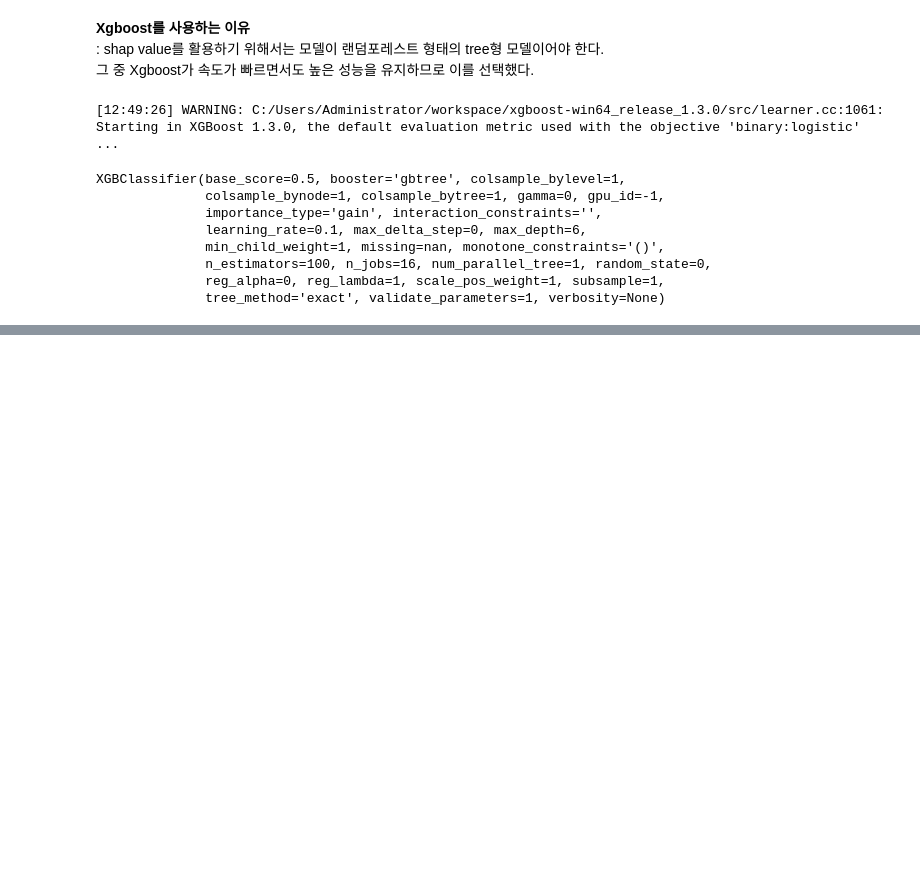
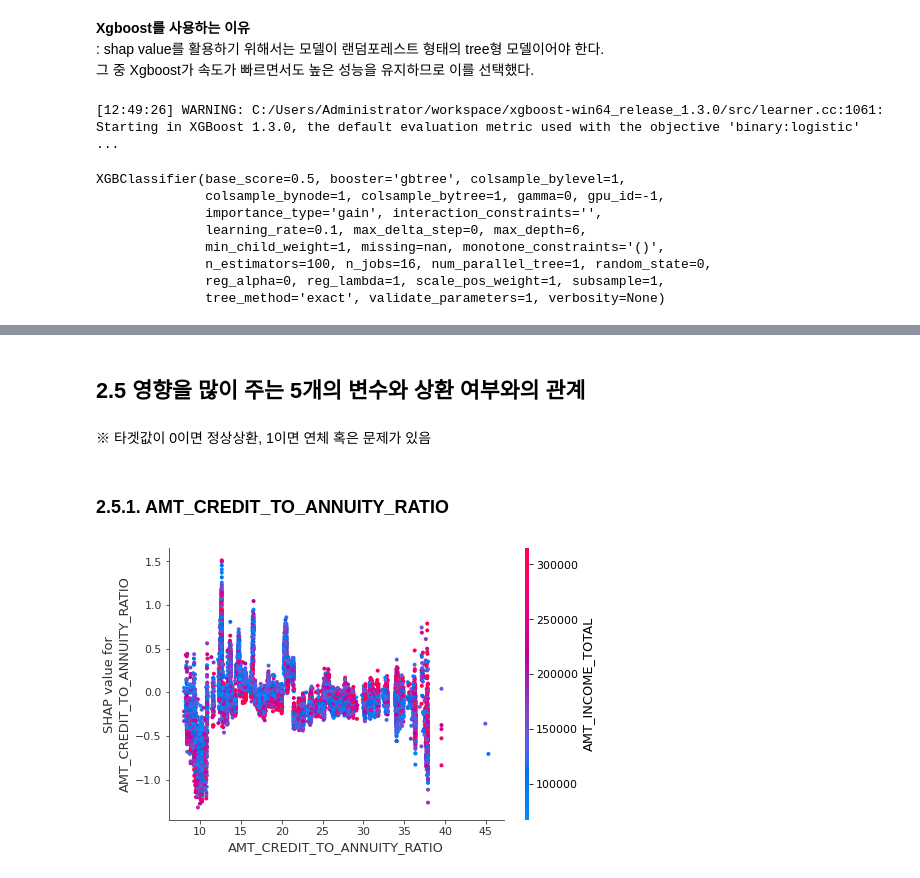
Before and after one commit to Jeong-Bin/DA-PROJECT, a Jupyter notebook: PROJECT_3 xAI를 활용한 대출금 상환 여부 예측.ipynb, the cells around one changed output, grey strips where cells are left out. Drawn from its saved outputs; the diff is of its cells as text; code cells hidden in the pictures; blank space fills up the shorter version.

```diff
--- a/PROJECT_3 xAI를 활용한 대출금 상환 여부 예측.ipynb
+++ b/PROJECT_3 xAI를 활용한 대출금 상환 여부 예측.ipynb
@@ -318,0 +340,10 @@ XGBClassifier(base_score=0.5, booster='gbtree', colsample_bylevel=1,
+# %% [markdown]
+## 2.5 영향을 많이 주는 5개의 변수와 상환 여부와의 관계
+# %% [markdown]
+※ 타겟값이 0이면 정상상환, 1이면 연체 혹은 문제가 있음
+# %% [markdown]
+### 2.5.1. AMT_CREDIT_TO_ANNUITY_RATIO
+# %%
+shap.dependence_plot('AMT_CREDIT_TO_ANNUITY_RATIO', shap_values, train[input_var])
+# %% [output]
+[figure, added]
```
Also changed, not shown: parts of 18 cells of this notebook.
